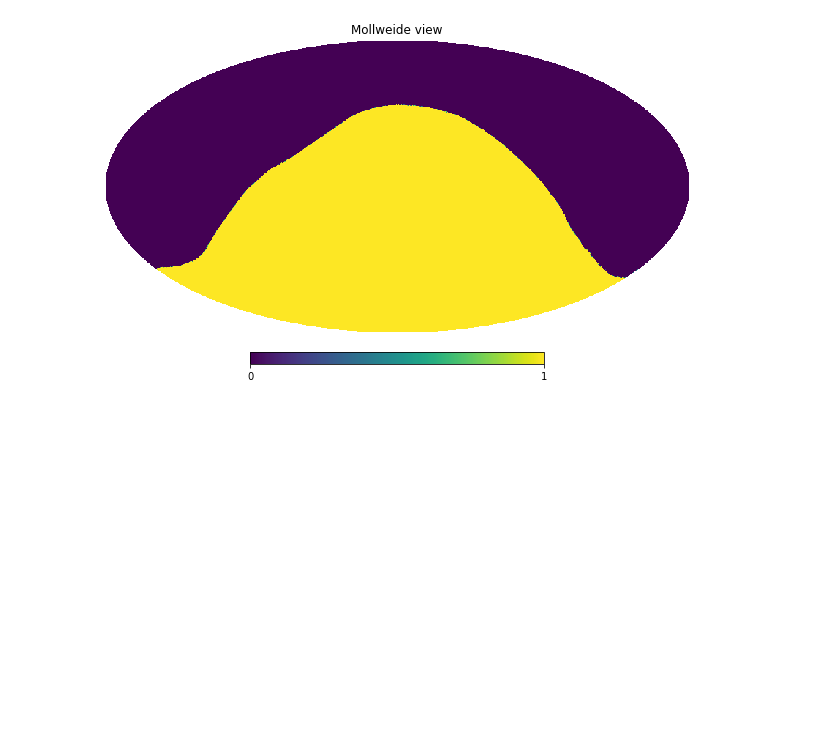
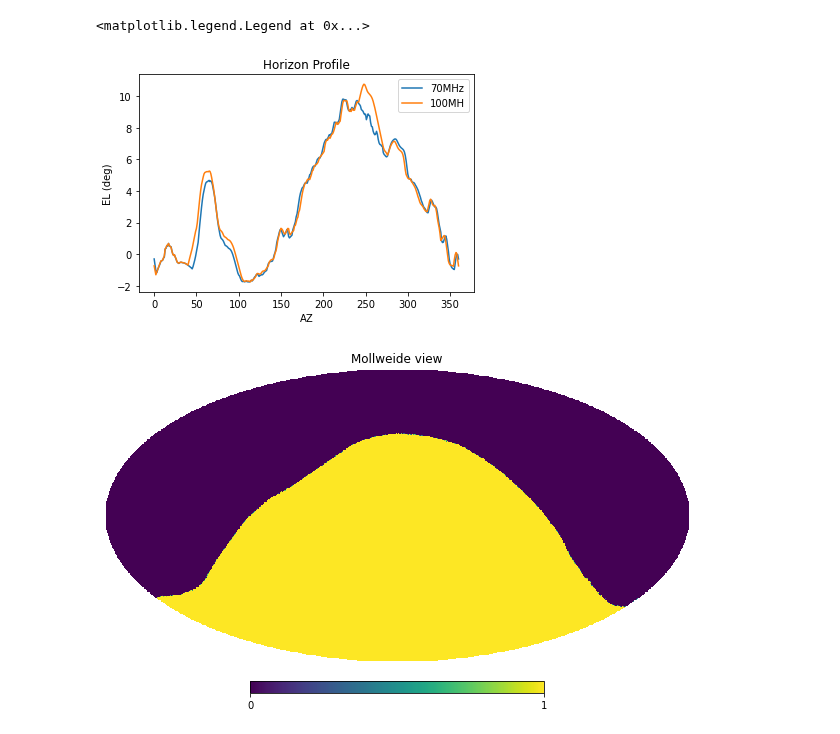
Before and after one commit to PRIZM-Experiment/prizm-calibration, a Jupyter notebook: Horizon.ipynb, the cells around one changed output. Cells and saved outputs as stored; diff of their text form; code cells hidden in the pictures; blank space fills up the shorter version.

Commit message:
new coords, horizon, tilt for sims

```diff
--- a/Horizon.ipynb
+++ b/Horizon.ipynb
@@ -12,10 +12,14 @@ from gsm_data import GSMData, get_desired_frequencies
 _ = importlib.reload(sys.modules['gsm_data'])
 from gsm_data import GSMData, get_desired_frequencies
 # %%
-instrument = '100MHz'
+instrument = '70MHz'
 channel = 'EW'
 year = '2021'
 # %%
 # horizon profile
-SHAPES = np.load('horizon_profile.npz')
+if instrument == '70MHz':
+    SHAPES = np.load('PRIZM_70MHz_height_horizon.npz')
+elif instrument == '100MHz':
+    SHAPES = np.load('PRIZM_100MHz_height_horizon.npz')
+
 profile, az = SHAPES['profile'], SHAPES['azimuth']
@@ -24,0 +26,10 @@ gsm = GSMData(instrument, channel, minperbin, horizon=profile)
+# %%
+plt.title('Horizon Profile')
+plt.xlabel('AZ')
+plt.ylabel('EL (deg)')
+plt.plot(az, profile, label='70MHz')
+plt.plot(az, profile100, label='100MH')
+plt.legend()
+# %% [output]
+<matplotlib.legend.Legend at 0x...>
+[figure, added]
```
Also changed, not shown: parts of 12 cells of this notebook, 8 other files.
